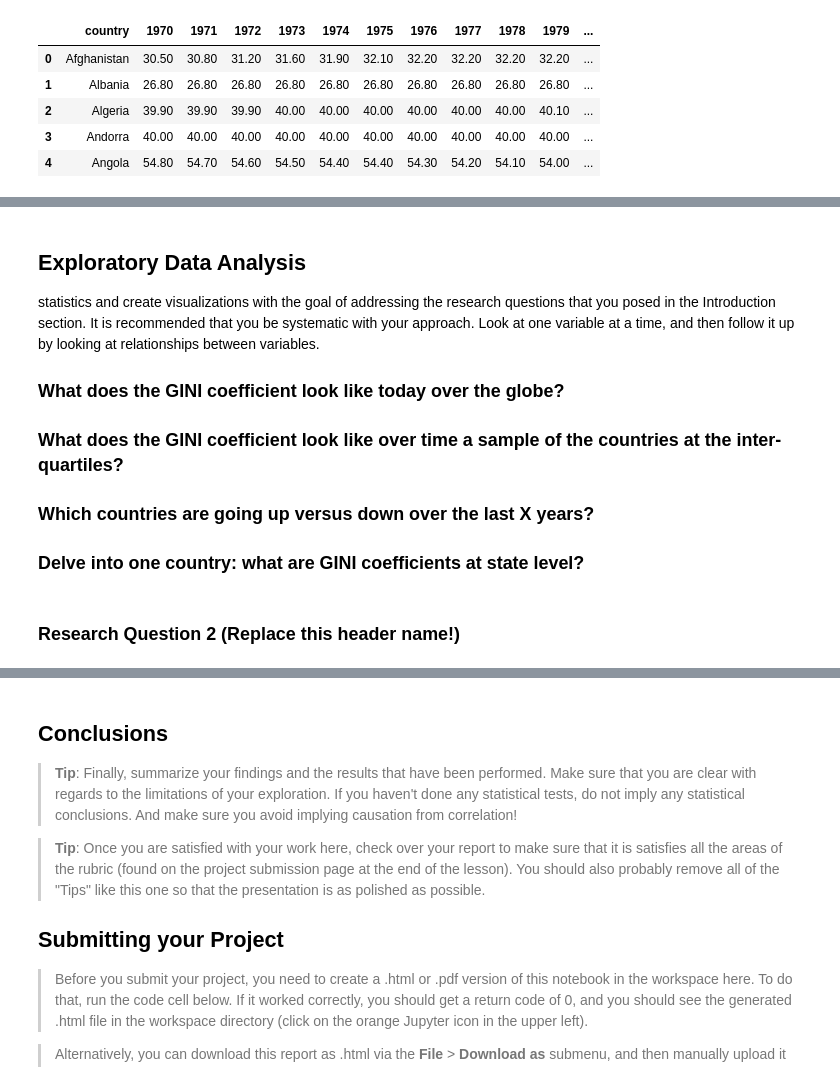
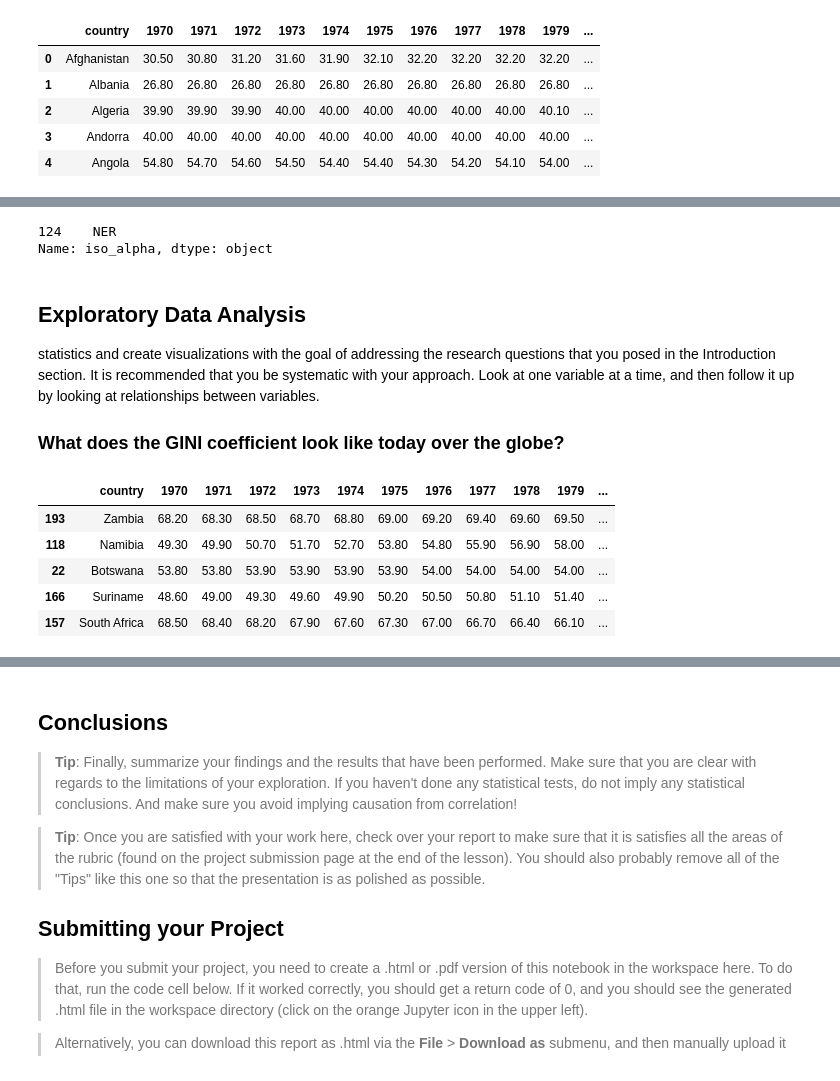
Before and after one commit to DonnaVakalis/Livability, a Jupyter notebook: Gapminder2.ipynb, the cells around one changed output, grey strips where cells are left out. Drawn from its saved outputs; the diff is of its cells as text; code cells hidden in the pictures.

```diff
--- a/Gapminder2.ipynb
+++ b/Gapminder2.ipynb
@@ -138,5 +146,5 @@ df_gini.head()
 
 df_ = df_gini.assign(
                     recent_mean = df_gini.iloc[:,-11:].mean(axis=1, numeric_only=True), # Create the average for last 10 years (2010-2020)
-                    delta = df_gini['1970'] - df_gini['2020'] # Calculate the difference since 1970
+                    delta = df_gini['2020'] - df_gini['1970'] # Calculate the difference since 1970 (positive is increased)
 )
@@ -176,3 +192,15 @@ df_.head()
+# %%
+# we must manually add ISO 3 code for North Korea, South Korea, Swaziland, Congo, Dem. Rep. and Congo, Rep. ...
+missing = {'North Korea':'PRK','South Korea':'KOR','Congo, Dem. Rep.':'COD','Congo, Rep.':'COG','Swaziland':'SWZ','Niger':'NER'}
+for country_name,code in missing.items():
+    df_.loc[(df_.country==country_name),'iso_alpha'] = code
+
+df_[df_['country']=='Swaziland'].iso_alpha #check
+
+df_[df_['country']=='Niger'].iso_alpha #check
+# %% [output]
+124    NER
+Name: iso_alpha, dtype: object
 # %% [markdown]
 <a id='eda'></a>
 ## Exploratory Data Analysis
@@ -180,6 +208,3 @@ df_.head()
 statistics and create visualizations with the goal of addressing the research questions that you posed in the Introduction section. It is recommended that you be systematic with your approach. Look at one variable at a time, and then follow it up by looking at relationships between variables.
 
 ### What does the GINI coefficient look like today over the globe?
-### What does the GINI coefficient look like over time a sample of the countries at the inter-quartiles?
-### Which countries are going up versus down over the last X years?
-### Delve into one country: what are GINI coefficients at state level?
@@ -190,2 +210,0 @@ df_.sort_values(by='recent_mean',ascending=True, inplace=True)
-# %% [markdown]
-### Research Question 2  (Replace this header name!)
@@ -195,0 +211,11 @@ df_.sort_values(by='recent_mean',ascending=True, inplace=True)
+# %%
+df_.sort_values(by='recent_mean',ascending=True, inplace=True)
+df_.head() #worst country is Ukraine (24.89, although it's been going up overall)
+df_.tail() #best country is South Africa (63.10)
+# %% [output]
+|  | country | 1970 | 1971 | 1972 | 1973 | 1974 | 1975 | 1976 | 1977 | 1978 | 1979 | ... |
+| 193 | Zambia | 68.20 | 68.30 | 68.50 | 68.70 | 68.80 | 69.00 | 69.20 | 69.40 | 69.60 | 69.50 | ... |
+| 118 | Namibia | 49.30 | 49.90 | 50.70 | 51.70 | 52.70 | 53.80 | 54.80 | 55.90 | 56.90 | 58.00 | ... |
+| 22 | Botswana | 53.80 | 53.80 | 53.90 | 53.90 | 53.90 | 53.90 | 54.00 | 54.00 | 54.00 | 54.00 | ... |
+| 166 | Suriname | 48.60 | 49.00 | 49.30 | 49.60 | 49.90 | 50.20 | 50.50 | 50.80 | 51.10 | 51.40 | ... |
+| 157 | South Africa | 68.50 | 68.40 | 68.20 | 67.90 | 67.60 | 67.30 | 67.00 | 66.70 | 66.40 | 66.10 | ... |
```
Also changed, not shown: parts of 11 cells of this notebook.
